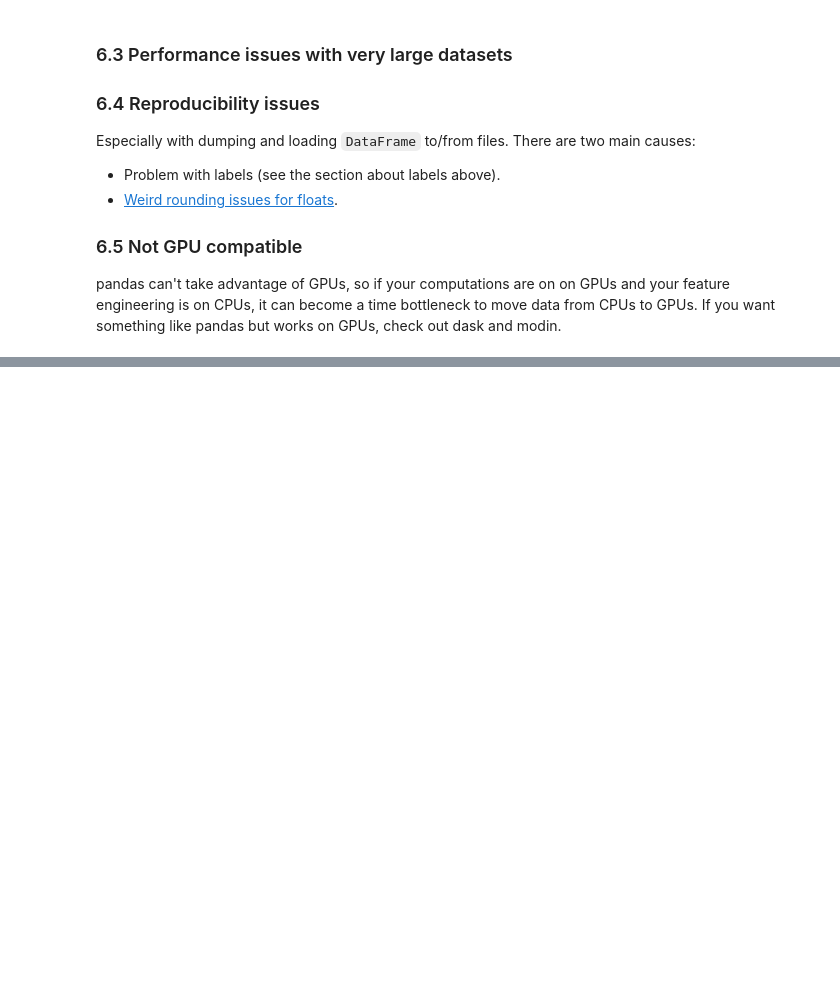
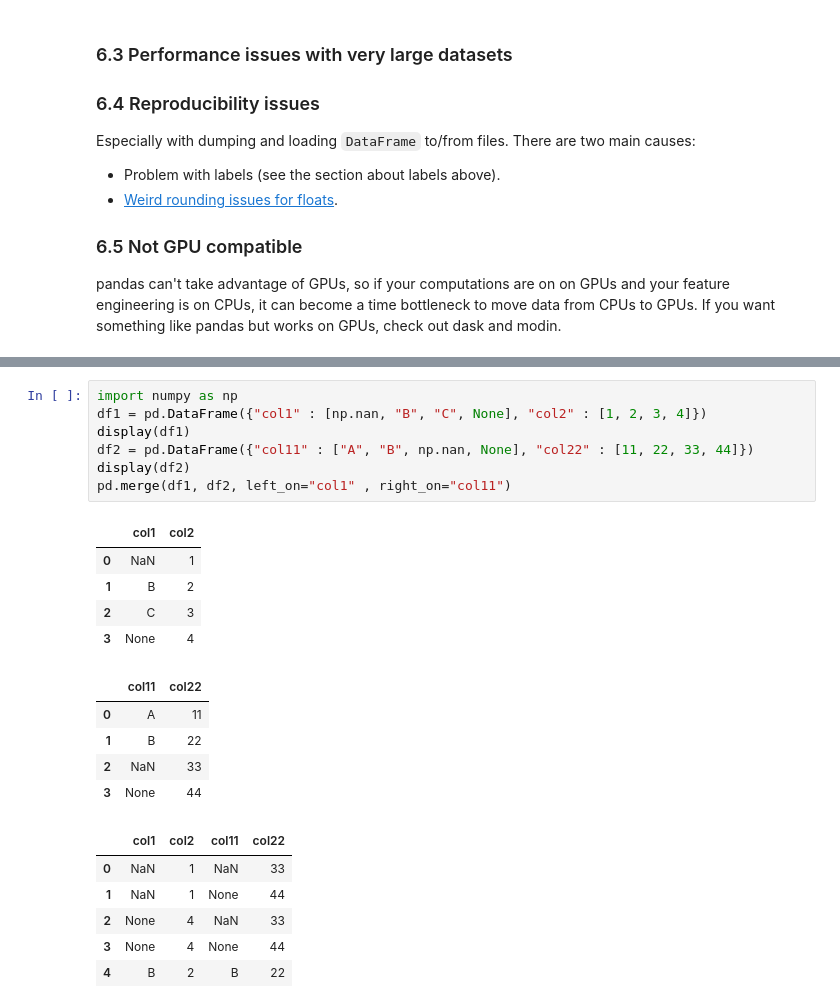
Before and after one commit to chiphuyen/just-pandas-things, a Jupyter notebook: just-pandas-things.ipynb, the cells around one changed output, grey strips where cells are left out. Drawn from its saved outputs; the diff is of its cells as text; blank space fills up the shorter version.

Commit message:
Added 7.Known bugs section and pd.merge bug as 7.1

```diff
--- a/just-pandas-things.ipynb
+++ b/just-pandas-things.ipynb
@@ -636,0 +645,24 @@ pandas can't take advantage of GPUs, so if your computations are on on GPUs and
+# %%
+import numpy as np
+df1 = pd.DataFrame({"col1" : [np.nan, "B", "C", None], "col2" : [1, 2, 3, 4]})
+display(df1)
+df2 = pd.DataFrame({"col11" : ["A", "B", np.nan, None], "col22" : [11, 22, 33, 44]})
+display(df2)
+pd.merge(df1, df2, left_on="col1" , right_on="col11")
+# %% [output]
+|  | col1 | col2 |
+| 0 | NaN | 1 |
+| 1 | B | 2 |
+| 2 | C | 3 |
+| 3 | None | 4 |
+|  | col11 | col22 |
+| 0 | A | 11 |
+| 1 | B | 22 |
+| 2 | NaN | 33 |
+| 3 | None | 44 |
+|  | col1 | col2 | col11 | col22 |
+| 0 | NaN | 1 | NaN | 33 |
+| 1 | NaN | 1 | None | 44 |
+| 2 | None | 4 | NaN | 33 |
+| 3 | None | 4 | None | 44 |
+| 4 | B | 2 | B | 22 |
```
Also changed, not shown: parts of 4 cells of this notebook.
